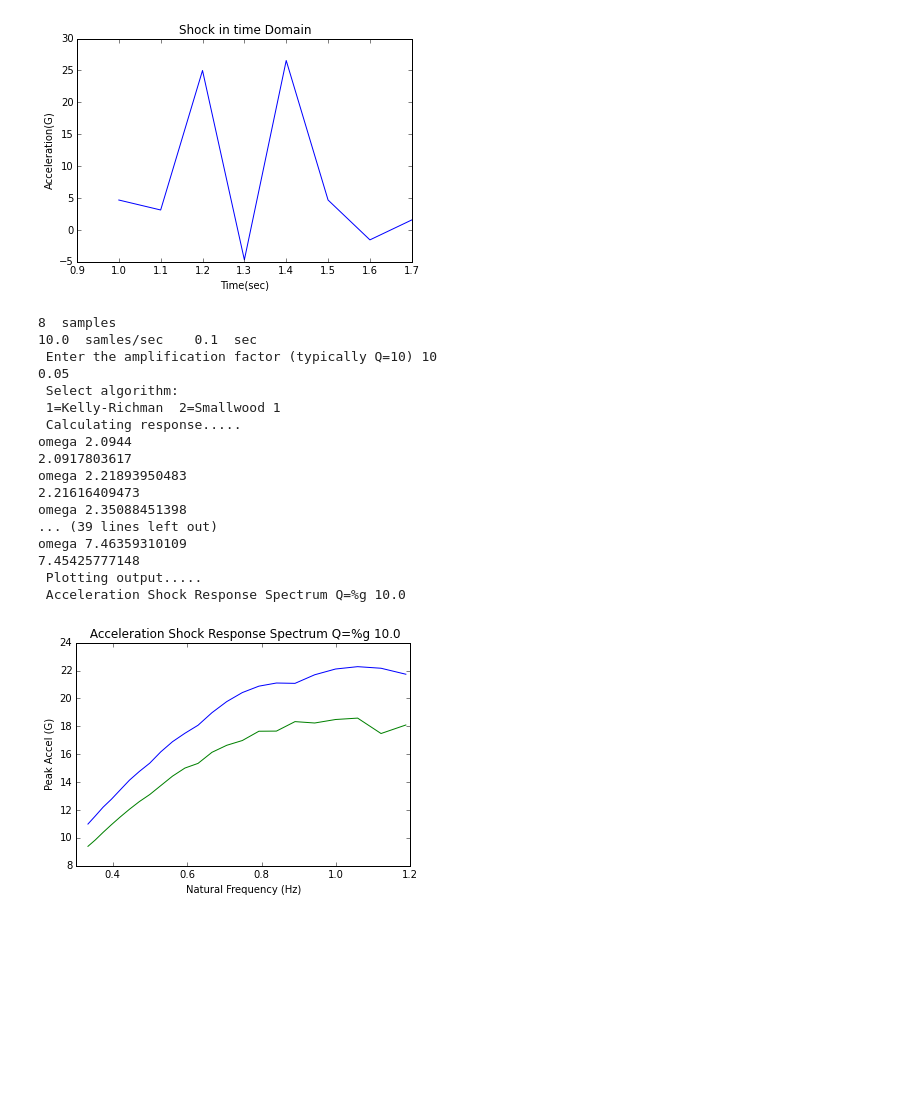
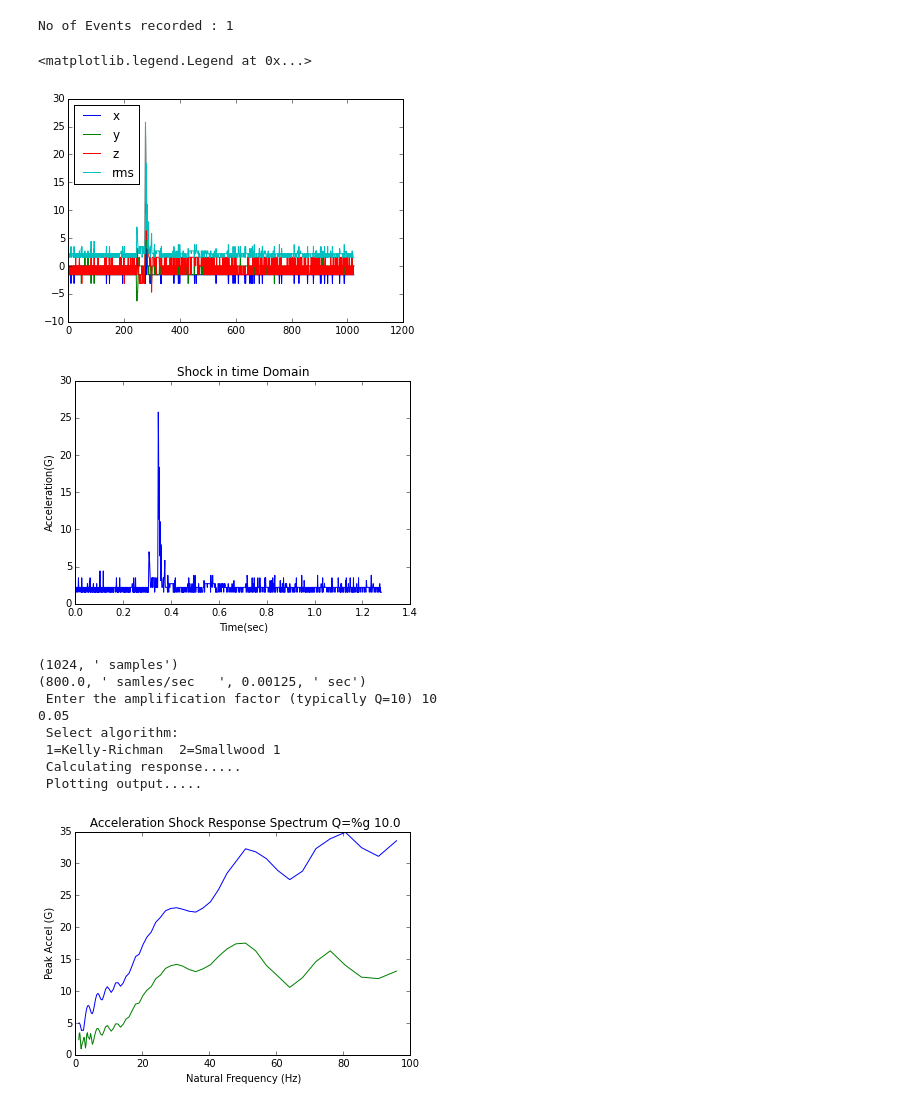
Before and after one commit to saran87/Vibration-Signal-Analysis, a Jupyter notebook: Shock Response Spectrum.ipynb, the cells around one changed output. Saved outputs shown, nothing was run; the diff lists cells and outputs as text; code cells hidden in the pictures; blank space fills up the shorter version.

Commit message:
Add shock json data and complete the srs script

```diff
--- a/Shock Response Spectrum.ipynb
+++ b/Shock Response Spectrum.ipynb
@@ -8,17 +14,40 @@ import numpy as np
+# %%
+def splitAndConvert(value,splitter = ' '):
+    return map(float,value)
+
+def getRMSData(x,y,z):
+    return [ math.sqrt((x[i]*x[i])+(y[i]*y[i])+(z[i]*z[i]))  for i in xrange(0,1024)]
+
+def loadEvents():
+	events = []
+	with open('shock.json') as data_file:
+	    	for line in data_file:
+			event = json.loads(line)
+			event['x'] =  splitAndConvert(event['x']);
+			event['y'] =  splitAndConvert(event['y']);
+			event['z'] =  splitAndConvert(event['z']);
+			event['rms'] = getRMSData(event['x'],event['y'],event['z'])
+			events.append(event)
+	return events
+# %%
+data = loadEvents()
+print "No of Events recorded :", len(data)
+plt.plot (data[0]['x'], label="x")
+plt.plot (data[0]['y'], label="y")
+plt.plot (data[0]['z'], label="z")
+plt.plot (data[0]['rms'],  label="rms")
+plt.legend(loc='upper left')
+# %% [output]
+No of Events recorded : 1
+<matplotlib.legend.Legend at 0x...>
+[figure, added]
 # %%
-__author__ = 'Supriya'
-
-import math
-import numpy as np
-from scipy.signal import lfilter
-import matplotlib.pyplot as plt1
-import matplotlib.pyplot as plt2
-import matplotlib.pyplot as plt3
-
 # iunit = input(' Enter acceleration unit:   1= G   2= m/sec^2  ')
 iunit = 1
 t = [1, 1.1, 1.2, 1.3, 1.4, 1.5, 1.6, 1.7]  # TIME VECTOR
 y = [4.6875, 3.125, 25, -4.6875, 26.5625, 4.6875, -1.5625, 1.5625]  # ACCELERATION VECTOR
+t = [float((1/800.0)* i) for i in xrange(1, 1025)]
+y = data[0]['rms']
 plt1.plot(t, y)
 plt1.xlabel('Time(sec)')
 plt1.ylabel('Acceleration(G)')
@@ -87,9 +116,9 @@ pi = 3.1416
 for j in range(l):
 
     omega = 2. * pi * fn[j]
-    print("omega", omega)
+    #print("omega", omega)
     omegad = omega * math.sqrt(1. - (pow(damp, 2)))
-    print(omegad)
+    #print(omegad)
     cosd = math.cos(omegad * dt)
     sind = math.sin(omegad * dt)
     domegadt = damp * omega * dt
@@ -161,53 +190,44 @@ if min(abs(i) for i in x_neg) < srs_min:
 
 Q = 1. / (2. * damp);
 out5 = ' Acceleration Shock Response Spectrum Q=%g ' + str(Q)
-print(out5)
+#print(out5)
 
 ymax = math.pow(10, (int(round(np.log10(srs_max) + 0.8))))
 ymin = math.pow(10, (int(round(np.log10(srs_min) - 0.6))))
 
 fmax = max(fn);
 fmin = fmax / 10.;
 
 fmax = math.pow(10, (int(round(np.log10(fmax) + 0.5))))
 
 fmin = 0.1
 
 x_neg_abs = [0] * len(x_neg)
 for i in range(len(x_neg)):
     x_neg_abs[i] = abs(x_neg[i])
 
 fn1 = [0] * l
 for i in range(l):
     fn1[i] = fn[i]
 
 # fn1 = np.array(fn)
 # x_pos1 =np.array(x_pos)
 # x_neg_abs1 =np.array(x_neg_abs)
 
 plt2.plot(fn1, x_pos, fn1, x_neg_abs)
 plt2.title(out5)
 plt2.xlabel('Natural Frequency (Hz)')
 plt2.ylabel('Peak Accel (G)')
 # plt2.axis([fmin, fmax, ymin, ymax])
 plt2.show()
 # %% [output]
-[figure, old version]
+[figure, new version]
-8  samples
-10.0  samles/sec    0.1  sec
+(1024, ' samples')
+(800.0, ' samles/sec   ', 0.00125, ' sec')
  Enter the amplification factor (typically Q=10) 10
 0.05
  Select algorithm:
  1=Kelly-Richman  2=Smallwood 1
  Calculating response.....
-omega 2.0944
-2.0917803617
-omega 2.21893950483
-2.21616409473
-omega 2.35088451398
-... (39 lines left out)
-omega 7.46359310109
-7.45425777148
  Plotting output.....
- Acceleration Shock Response Spectrum Q=%g 10.0
-[figure, old version]
+[figure, new version]
```
Also changed, not shown: parts of 1 cell of this notebook, 3 other files.
